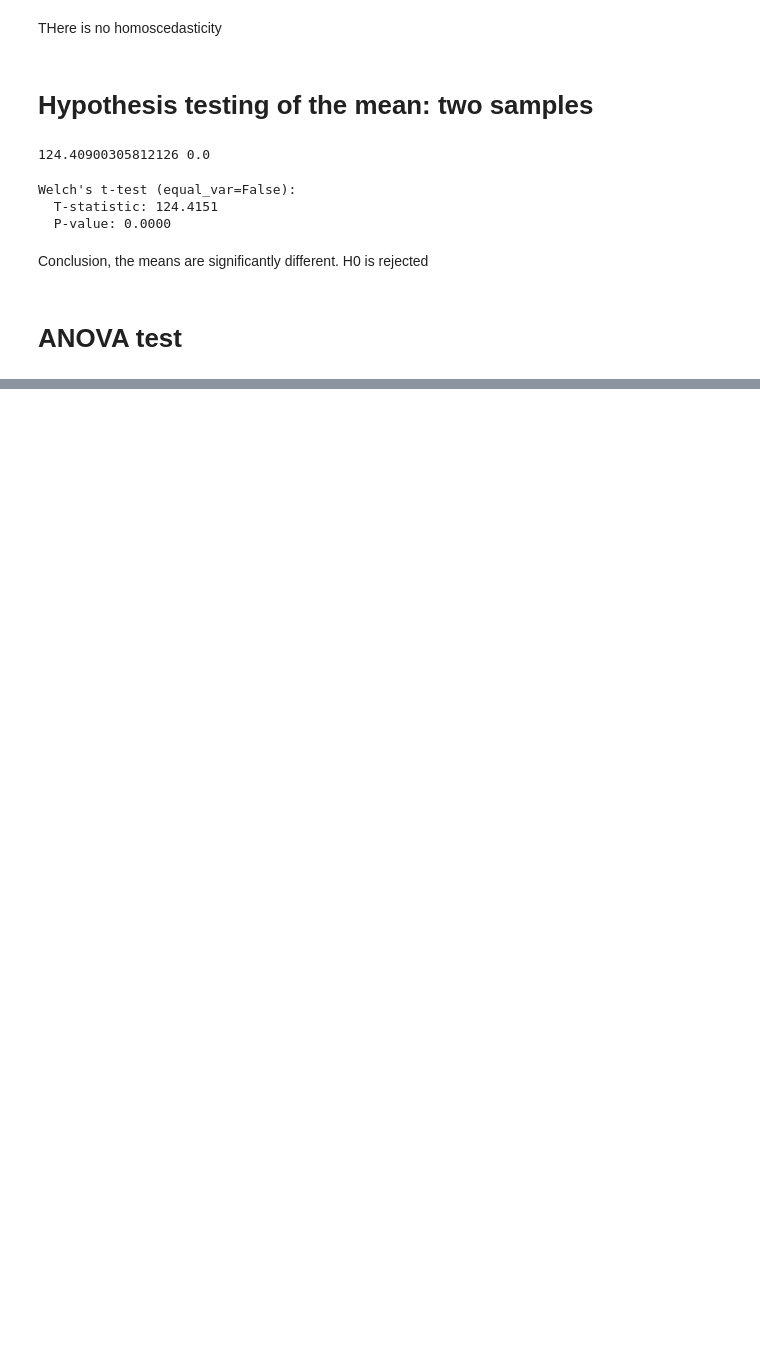
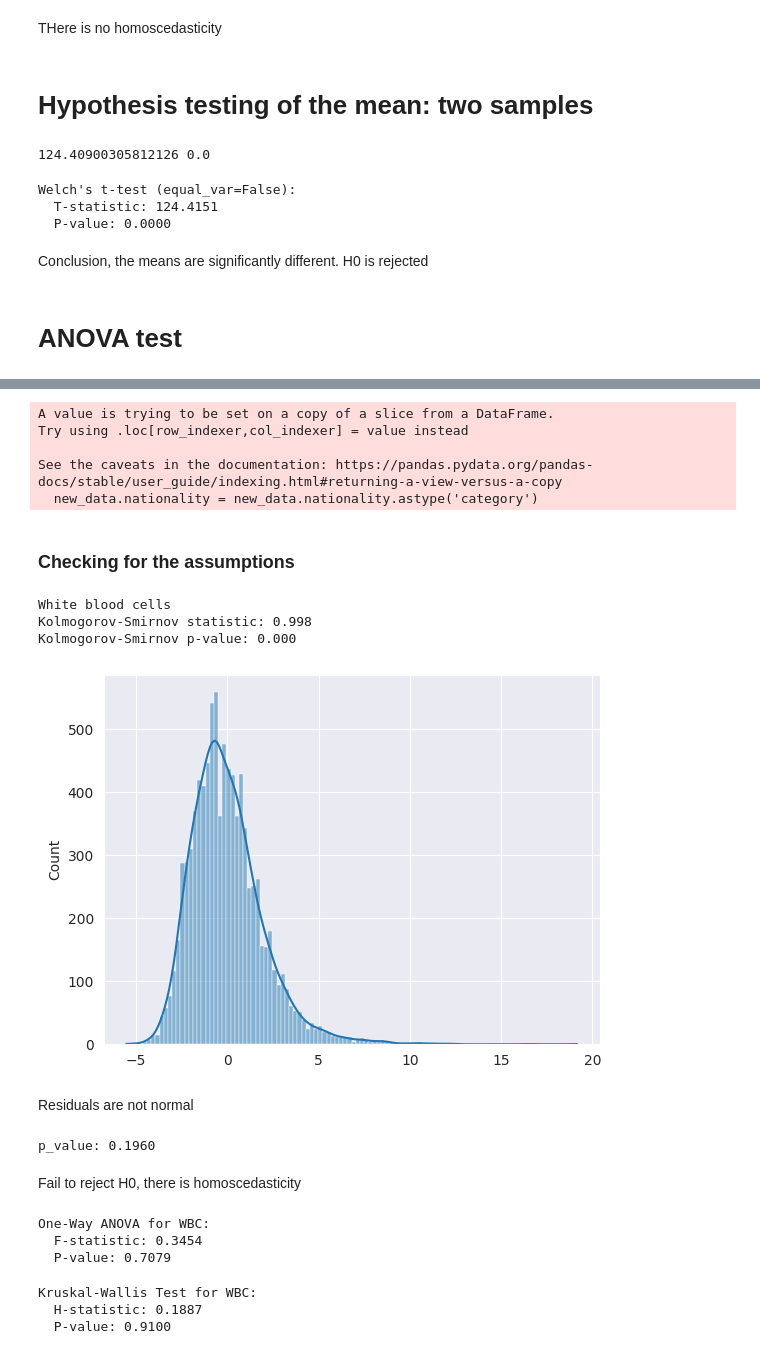
Before and after one commit to carlosjesuscaro/training_drug_safety, a Jupyter notebook: main.ipynb, the cells around one changed output, grey strips where cells are left out. Cells and saved outputs as stored; diff of their text form; code cells hidden in the pictures; blank space fills up the shorter version.

Commit message:
feat: ANOVA completed

```diff
--- a/main.ipynb
+++ b/main.ipynb
@@ -190,4 +199,5 @@ Conclusion, the means are significantly different. H0 is rejected
 # ANOVA test
 
 # Creating a dataset without NAs
-data_nona = data.dropna(axis=0, how='any')
+new_data = data[data.rbc.notna() & data.wbc.notna()]
+new_data.shape
@@ -193,0 +206,2 @@ data_nona = data.dropna(axis=0, how='any')
+# %%
+new_data['nationality'] = np.random.randint(0 ,3, size=len(new_data))
@@ -193,0 +214,3 @@ data_nona = data.dropna(axis=0, how='any')
+# %%
+new_data.nationality.replace([0, 1, 2], ['Canadian', 'German', 'French'], inplace=True)
+new_data.nationality.value_counts()
@@ -193,0 +227,8 @@ data_nona = data.dropna(axis=0, how='any')
+# %%
+new_data.nationality = new_data.nationality.astype('category')
+# %% [output]
+A value is trying to be set on a copy of a slice from a DataFrame.
+Try using .loc[row_indexer,col_indexer] = value instead
+
+See the caveats in the documentation: https://pandas.pydata.org/pandas-docs/stable/user_guide/indexing.html#returning-a-view-versus-a-copy
+  new_data.nationality = new_data.nationality.astype('category')
@@ -193,0 +238,54 @@ data_nona = data.dropna(axis=0, how='any')
+# %% [markdown]
+### Checking for the assumptions
+# %%
+# Residual normality
+
+# Linear regression
+model = smf.ols('wbc~nationality', data=new_data).fit()
+residuals = model.resid
+sns.histplot(residuals, kde=True)
+
+statistic, pvalue = stats.kstest(data_wbc, 'norm')
+print(f'White blood cells')
+print(f"Kolmogorov-Smirnov statistic: {statistic:.3f}")
+print(f"Kolmogorov-Smirnov p-value: {pvalue:.3f}")
+# %% [output]
+White blood cells
+Kolmogorov-Smirnov statistic: 0.998
+Kolmogorov-Smirnov p-value: 0.000
+[figure, added]
+# %% [markdown]
+Residuals are not normal
+# %%
+# Checking for homoscedasticity
+
+statistic, p_value = stats.levene(new_data[new_data['nationality'] == 'Canadian']['wbc'], new_data[new_data['nationality'] == 'French']['wbc'], new_data[new_data['nationality'] == 'German']['wbc'])
+
+print(f'p_value: {p_value:.4f}')
+# %% [output]
+p_value: 0.1960
+# %% [markdown]
+Fail to reject H0, there is homoscedasticity
+# %%
+# Perform One-Way ANOVA
+# stats.f_oneway takes arrays/lists for each group as separate arguments
+anova_wbc_stat, anova_wbc_p = stats.f_oneway(*wbc_groups)
+
+print(f"One-Way ANOVA for WBC:")
+print(f"F-statistic: {anova_wbc_stat:.4f}")
+print(f"P-value: {anova_wbc_p:.4f}")
+# %% [output]
+One-Way ANOVA for WBC:
+  F-statistic: 0.3454
+  P-value: 0.7079
+# %%
+# Perform Kruskal-Wallis test
+kruskal_stat, kruskal_p = stats.kruskal(*wbc_groups)
+
+print(f"Kruskal-Wallis Test for WBC:")
+print(f"  H-statistic: {kruskal_stat:.4f}")
+print(f"  P-value: {kruskal_p:.4f}")
+# %% [output]
+Kruskal-Wallis Test for WBC:
+  H-statistic: 0.1887
+  P-value: 0.9100
```
Also changed, not shown: parts of 10 cells of this notebook.
